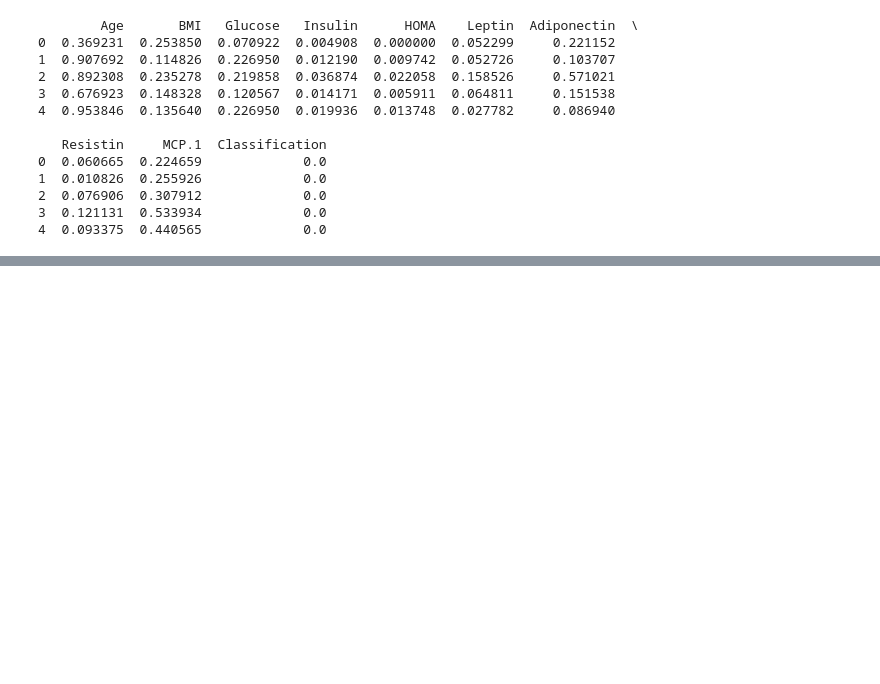
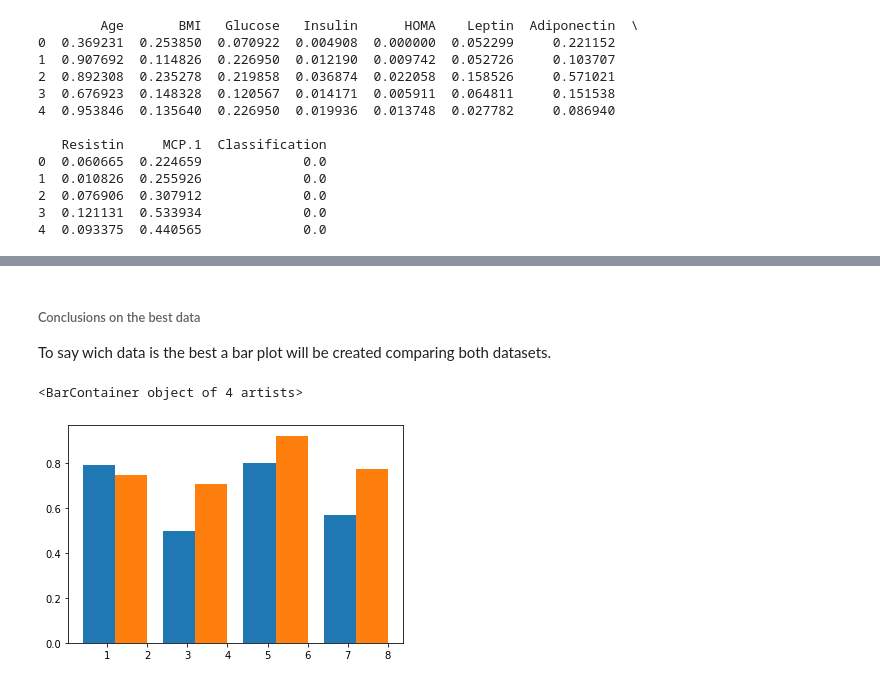
Before and after one commit to LuisMota93/Breast-Cancer-Machine-Learning-Prediction, a Jupyter notebook: cancer_prediction.ipynb, the cells around one changed output, grey strips where cells are left out. Saved outputs shown, nothing was run; the diff lists cells and outputs as text; code cells hidden in the pictures; blank space fills up the shorter version.

```diff
--- a/cancer_prediction.ipynb
+++ b/cancer_prediction.ipynb
@@ -290,0 +375,24 @@ print(cancer_data.head())
+# %% [markdown]
+###### Conclusions on the best data
+
+To say wich data is the best a bar plot will be created comparing both datasets.
+# %%
+#first set
+n = 1
+t = 2
+d = 4
+w = 0.8
+x_values1 = [t*element + w*n for element in range(d)]
+
+#second set
+n = 2
+t = 2
+d = 4
+w = 0.8
+x_values2 = [t*element + w*n for element in range(d)]
+
+plt.bar(x_values1, full_data, label = "Full data")
+plt.bar(x_values2, sel_data, label = "Selected data")
+# %% [output]
+<BarContainer object of 4 artists>
+[figure, added]
```
Also changed, not shown: parts of 7 cells of this notebook.
